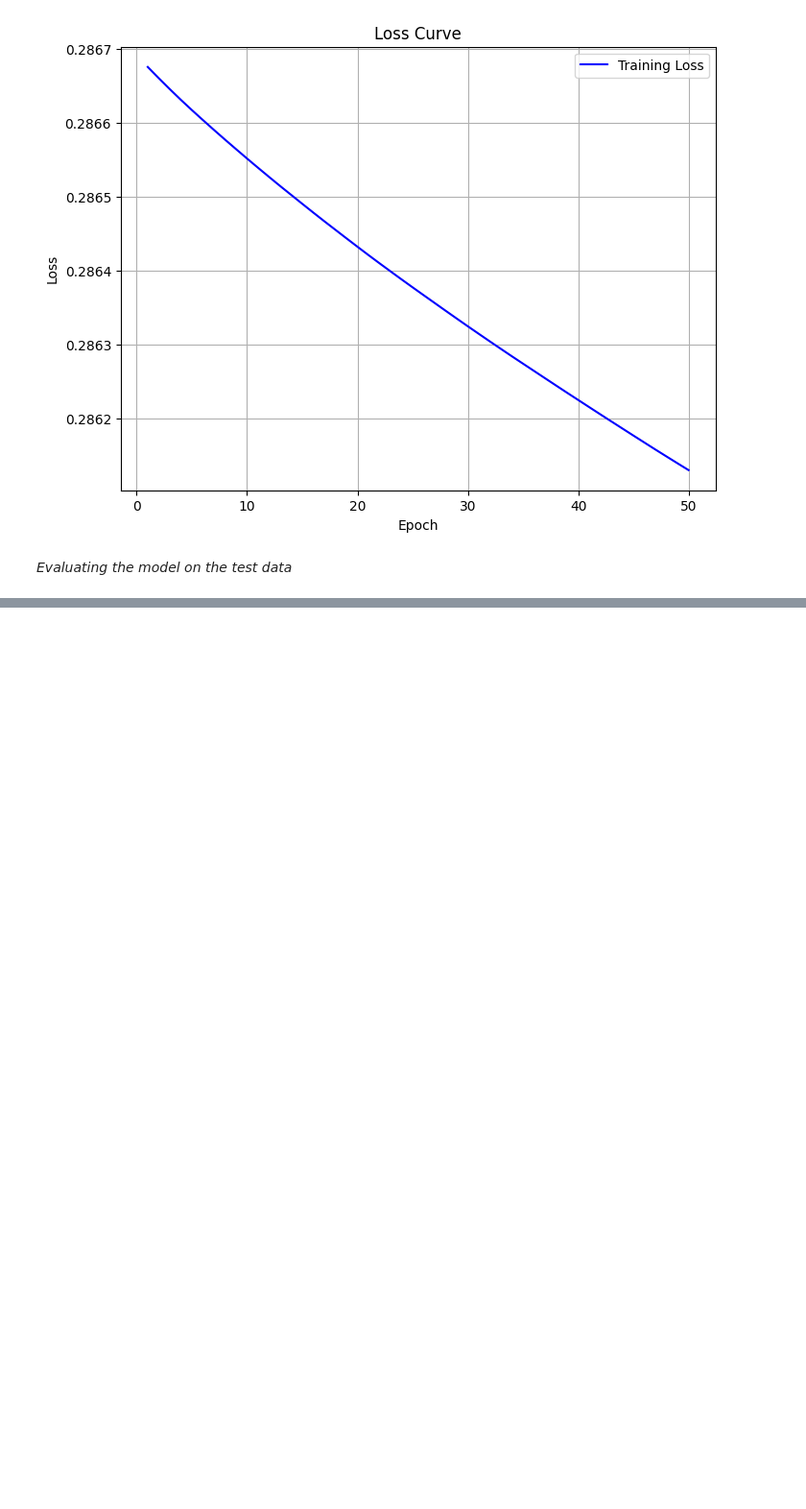
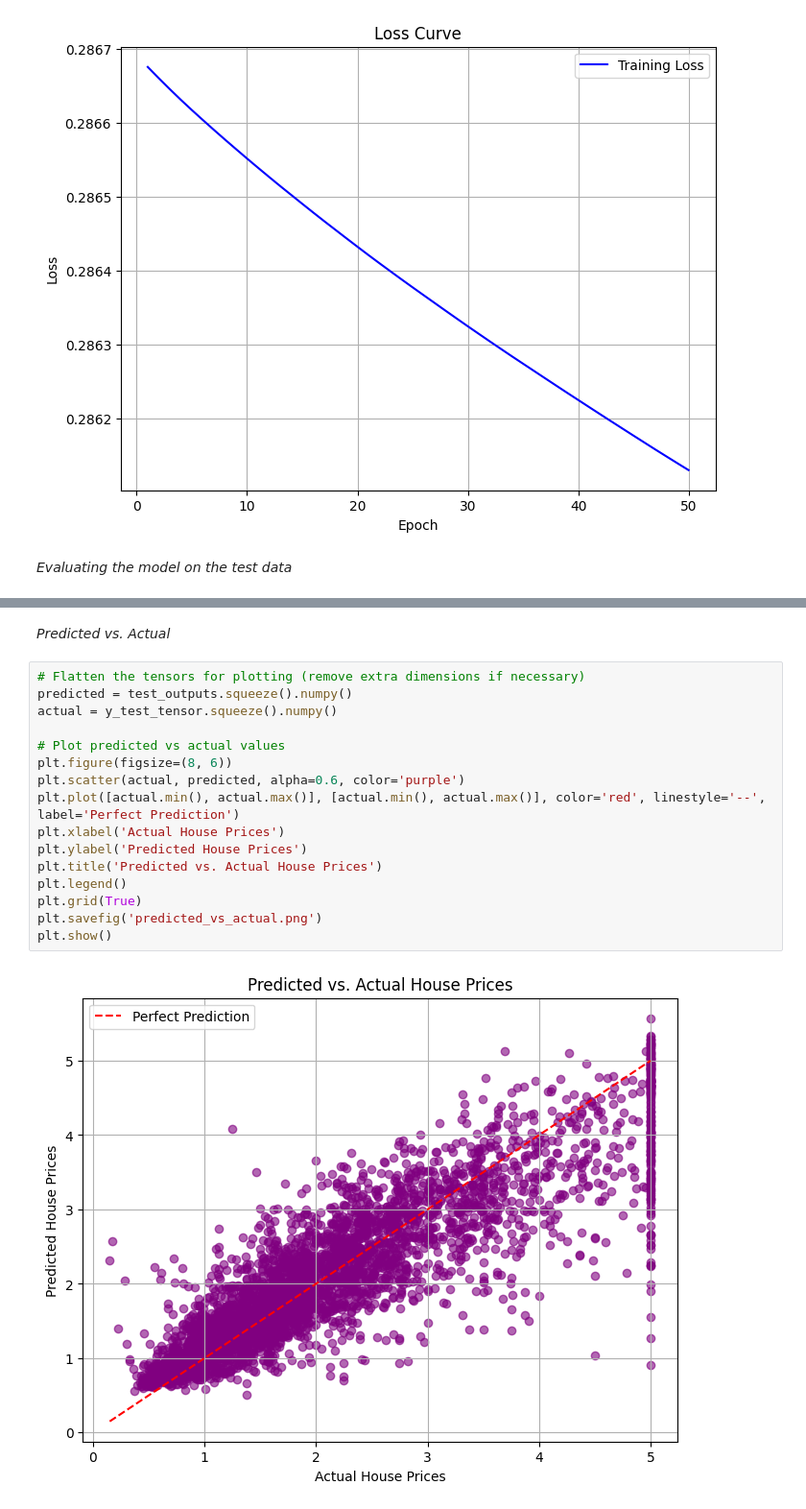
Before and after one commit to julianahubacova/Predicting-house-prices, a Jupyter notebook: Predicting_house_prices.ipynb, the cells around one changed output, grey strips where cells are left out. Shown at 96% size. Saved outputs shown, nothing was run; the diff lists cells and outputs as text; blank space fills up the shorter version.

Commit message:
visualizations

```diff
--- a/Predicting_house_prices.ipynb
+++ b/Predicting_house_prices.ipynb
@@ -228,0 +230,20 @@ Test Loss (MSE): 0.3003
+# %% [markdown]
+*Predicted vs. Actual*
+# %%
+# Flatten the tensors for plotting (remove extra dimensions if necessary)
+predicted = test_outputs.squeeze().numpy()
+actual = y_test_tensor.squeeze().numpy()
+
+# Plot predicted vs actual values
+plt.figure(figsize=(8, 6))
+plt.scatter(actual, predicted, alpha=0.6, color='purple')
+plt.plot([actual.min(), actual.max()], [actual.min(), actual.max()], color='red', linestyle='--', label='Perfect Prediction')
+plt.xlabel('Actual House Prices')
+plt.ylabel('Predicted House Prices')
+plt.title('Predicted vs. Actual House Prices')
+plt.legend()
+plt.grid(True)
+plt.savefig('predicted_vs_actual.png')
+plt.show()
+# %% [output]
+[figure, added]
```
Also changed, not shown: parts of 2 cells of this notebook.
